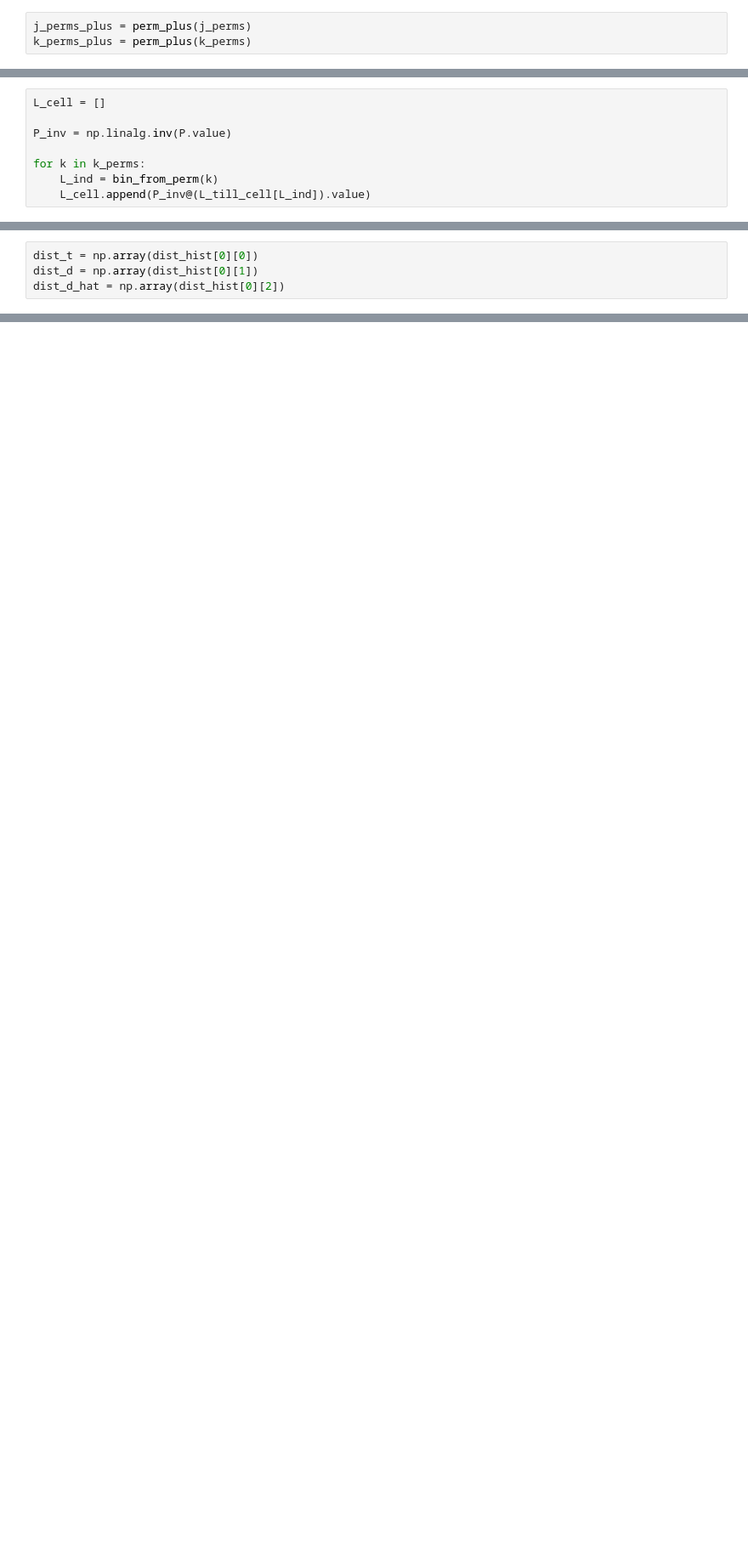
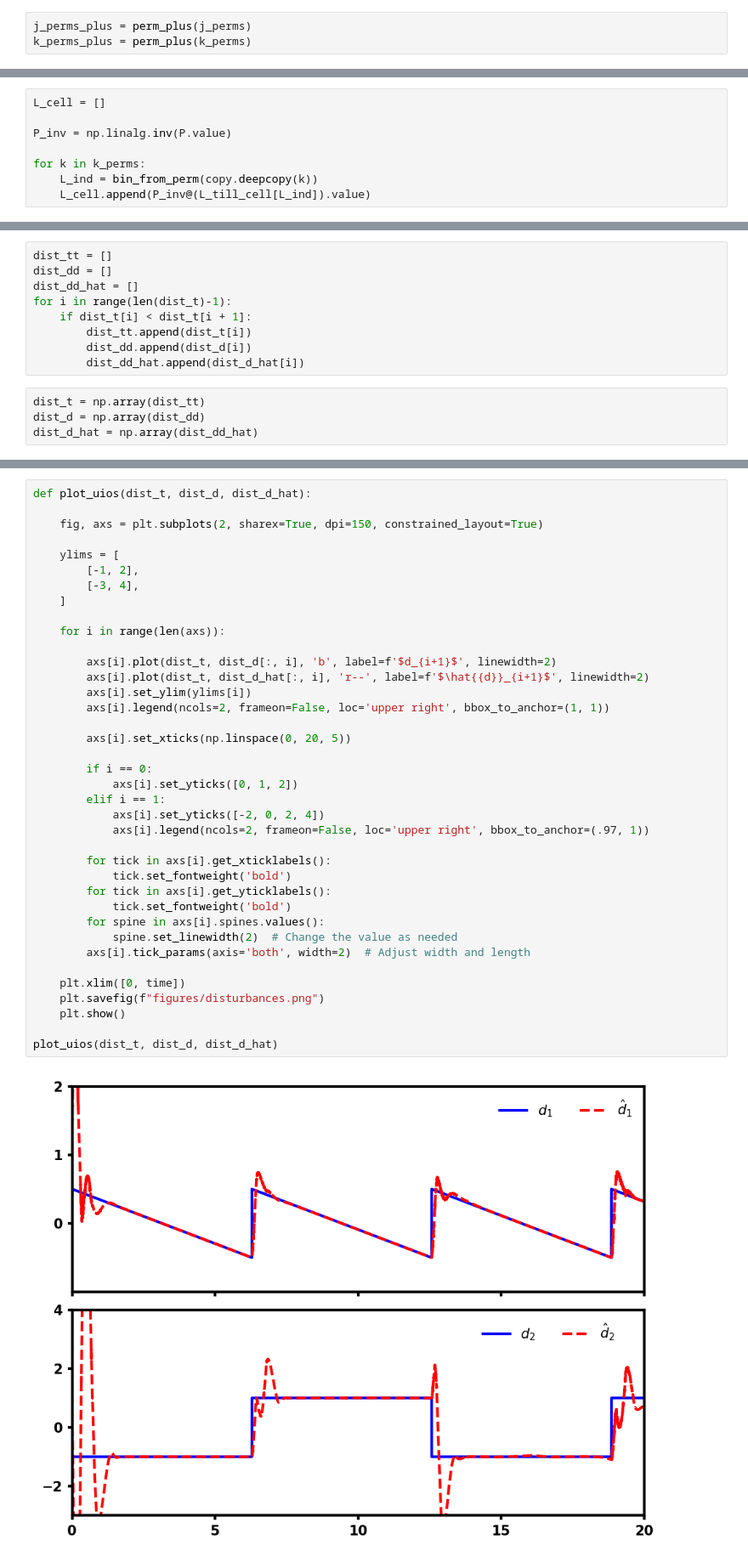
Before and after one commit to LuizAntonio3/Control-Scripts, a Jupyter notebook: notebooks/uio-non-invertible-gamma.ipynb, the cells around one changed output, grey strips where cells are left out. Shown at 85% size. Saved outputs shown, nothing was run; the diff lists cells and outputs as text; blank space fills up the shorter version.

```diff
--- a/notebooks/uio-non-invertible-gamma.ipynb
+++ b/notebooks/uio-non-invertible-gamma.ipynb
@@ -256,5 +231,5 @@ L_cell = []
 P_inv = np.linalg.inv(P.value)
 
 for k in k_perms:
-    L_ind = bin_from_perm(k)
+    L_ind = bin_from_perm(copy.deepcopy(k))
     L_cell.append(P_inv@(L_till_cell[L_ind]).value)
@@ -474,4 +465,13 @@ plt.show()
+# %%
+dist_tt = []
+dist_dd = []
+dist_dd_hat = []
+for i in range(len(dist_t)-1):
+    if dist_t[i] < dist_t[i + 1]:
+        dist_tt.append(dist_t[i])
+        dist_dd.append(dist_d[i])
+        dist_dd_hat.append(dist_d_hat[i])
 # %%
-dist_t = np.array(dist_hist[0][0])
-dist_d = np.array(dist_hist[0][1])
-dist_d_hat = np.array(dist_hist[0][2])
+dist_t = np.array(dist_tt)
+dist_d = np.array(dist_dd)
+dist_d_hat = np.array(dist_dd_hat)
@@ -581,0 +478,40 @@ plot_graph(x, 4)
+# %%
+def plot_uios(dist_t, dist_d, dist_d_hat):
+
+    fig, axs = plt.subplots(2, sharex=True, dpi=150, constrained_layout=True)
+
+    ylims = [
+        [-1, 2],
+        [-3, 4],
+    ]
+
+    for i in range(len(axs)):
+
+        axs[i].plot(dist_t, dist_d[:, i], 'b', label=f'$d_{i+1}$', linewidth=2)
+        axs[i].plot(dist_t, dist_d_hat[:, i], 'r--', label=f'$\hat{{d}}_{i+1}$', linewidth=2)
+        axs[i].set_ylim(ylims[i])
+        axs[i].legend(ncols=2, frameon=False, loc='upper right', bbox_to_anchor=(1, 1))
+
+        axs[i].set_xticks(np.linspace(0, 20, 5))
+
+        if i == 0:
+            axs[i].set_yticks([0, 1, 2])
+        elif i == 1:
+            axs[i].set_yticks([-2, 0, 2, 4])
+            axs[i].legend(ncols=2, frameon=False, loc='upper right', bbox_to_anchor=(.97, 1))
+
+        for tick in axs[i].get_xticklabels():
+            tick.set_fontweight('bold')
+        for tick in axs[i].get_yticklabels():
+            tick.set_fontweight('bold')
+        for spine in axs[i].spines.values():
+            spine.set_linewidth(2)  # Change the value as needed
+        axs[i].tick_params(axis='both', width=2)  # Adjust width and length
+
+    plt.xlim([0, time])
+    plt.savefig(f"figures/disturbances.png")
+    plt.show()
+
+plot_uios(dist_t, dist_d, dist_d_hat)
+# %% [output]
+[figure, added]
```
Also changed, not shown: parts of 18 cells of this notebook, 4 other files.
